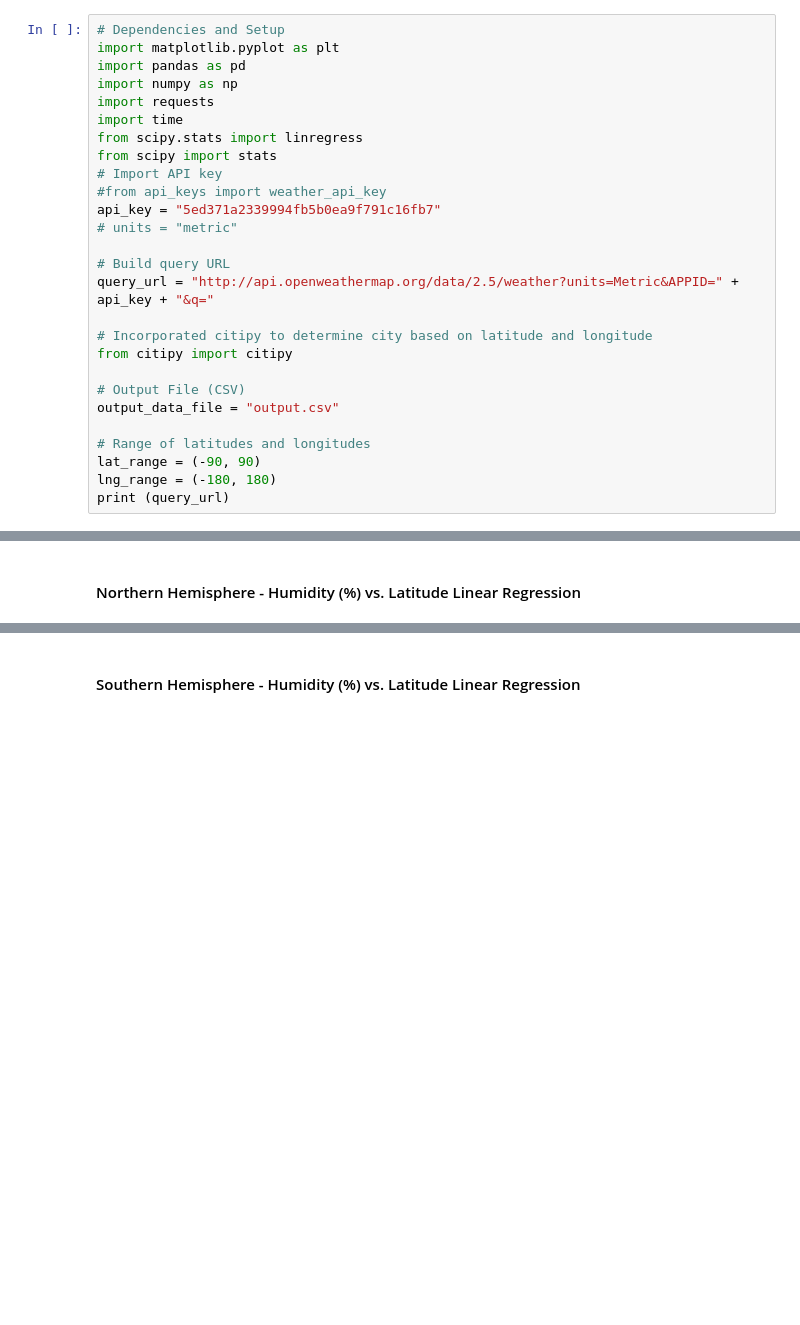
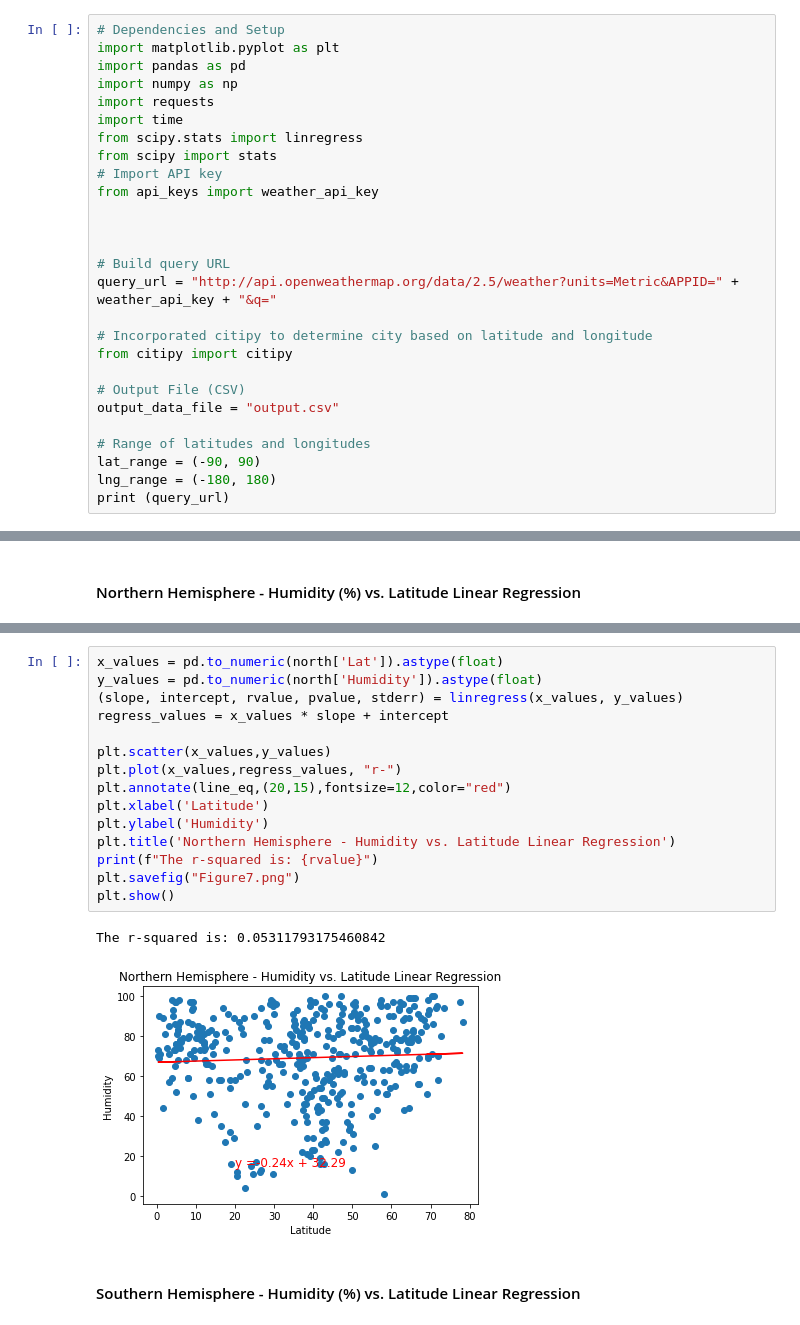
Before and after one commit to dgooden123/python-api-challenge, a Jupyter notebook: WeatherPy.ipynb, the cells around one changed output, grey strips where cells are left out. Drawn from its saved outputs; the diff is of its cells as text; blank space fills up the shorter version.

```diff
--- a/WeatherPy.ipynb
+++ b/WeatherPy.ipynb
@@ -14,12 +14,12 @@ import time
 from scipy.stats import linregress
 from scipy import stats
 # Import API key
-#from api_keys import weather_api_key
-api_key = "5ed371a2339994fb5b0ea9f791c16fb7"
-# units = "metric"
+from api_keys import weather_api_key
+
+
 
 # Build query URL
-query_url = "http://api.openweathermap.org/data/2.5/weather?units=Metric&APPID=" + api_key + "&q="
+query_url = "http://api.openweathermap.org/data/2.5/weather?units=Metric&APPID=" + weather_api_key + "&q="
 
 # Incorporated citipy to determine city based on latitude and longitude
 from citipy import citipy
@@ -290,2 +286,20 @@ The r-value is: 0.000543987878808455
+# %%
+x_values = pd.to_numeric(north['Lat']).astype(float)
+y_values = pd.to_numeric(north['Humidity']).astype(float)
+(slope, intercept, rvalue, pvalue, stderr) = linregress(x_values, y_values)
+regress_values = x_values * slope + intercept
+
+plt.scatter(x_values,y_values)
+plt.plot(x_values,regress_values, "r-")
+plt.annotate(line_eq,(20,15),fontsize=12,color="red")
+plt.xlabel('Latitude')
+plt.ylabel('Humidity')
+plt.title('Northern Hemisphere - Humidity vs. Latitude Linear Regression')
+print(f"The r-squared is: {rvalue}")
+plt.savefig("Figure7.png")
+plt.show()
+# %% [output]
+The r-squared is: 0.05311793175460842
+[figure, added]
 # %% [markdown]
 ####  Southern Hemisphere - Humidity (%) vs. Latitude Linear Regression
```
Also changed, not shown: parts of 12 cells of this notebook, 6 other files.
